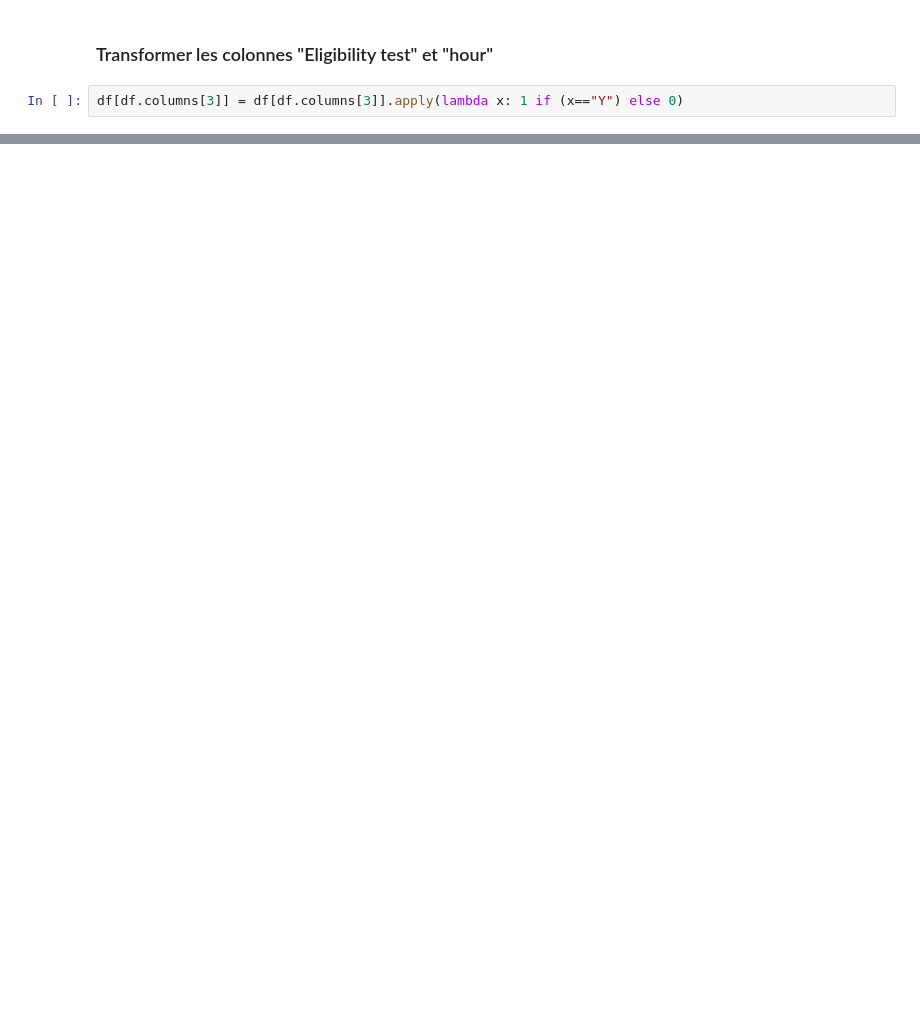
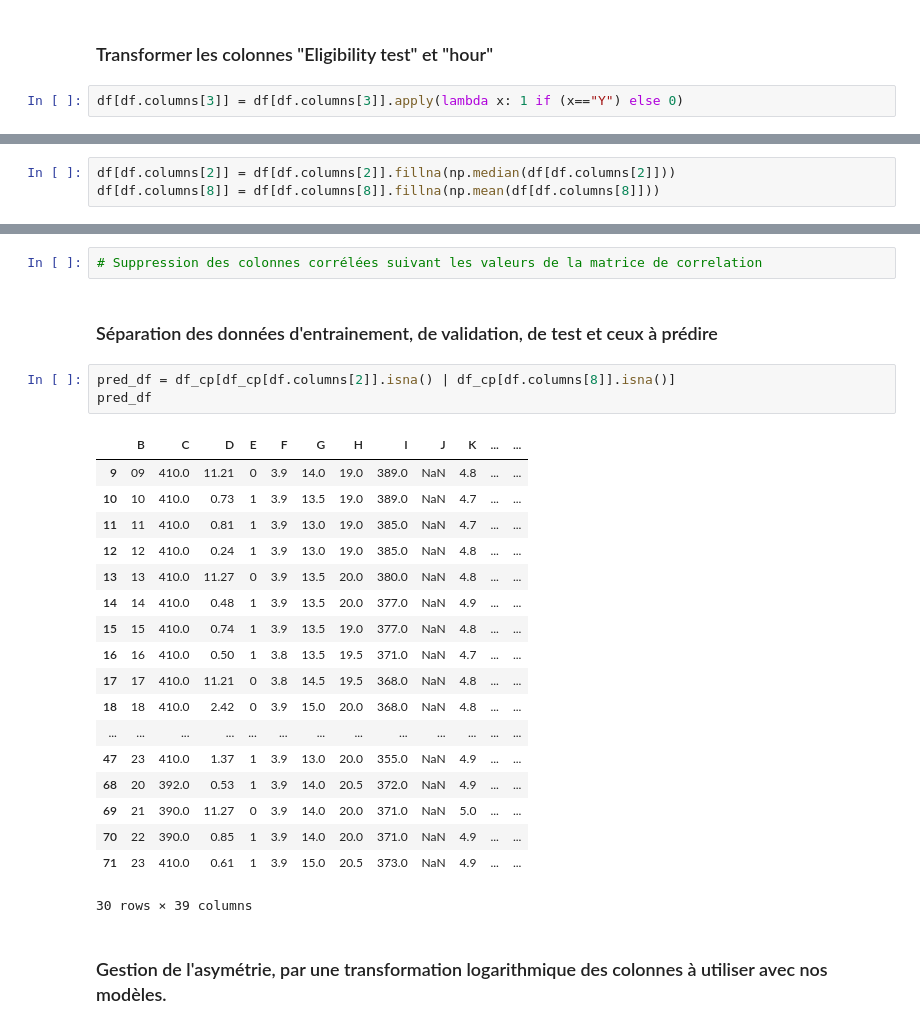
Before and after one commit to beryl-07/data-science-mini-project, a Jupyter notebook: main.ipynb, the cells around one changed output, grey strips where cells are left out. Cells and saved outputs as stored; diff of their text form; blank space fills up the shorter version.

```diff
--- a/main.ipynb
+++ b/main.ipynb
@@ -204,0 +203,3 @@ df.head()
+# %%
+df[df.columns[2]] = df[df.columns[2]].fillna(np.median(df[df.columns[2]]))
+df[df.columns[8]] = df[df.columns[8]].fillna(np.mean(df[df.columns[8]]))
@@ -204,0 +238,28 @@ df.head()
+# %%
+# Suppression des colonnes corrélées suivant les valeurs de la matrice de correlation
+# %% [markdown]
+### Séparation des données d'entrainement, de validation, de test et ceux à prédire
+# %%
+pred_df = df_cp[df_cp[df.columns[2]].isna() | df_cp[df.columns[8]].isna()]
+pred_df
+# %% [output]
+|  | B | C | D | E | F | G | H | I | J | K | ... | ... |
+| 9 | 09 | 410.0 | 11.21 | 0 | 3.9 | 14.0 | 19.0 | 389.0 | NaN | 4.8 | ... | ... |
+| 10 | 10 | 410.0 | 0.73 | 1 | 3.9 | 13.5 | 19.0 | 389.0 | NaN | 4.7 | ... | ... |
+| 11 | 11 | 410.0 | 0.81 | 1 | 3.9 | 13.0 | 19.0 | 385.0 | NaN | 4.7 | ... | ... |
+| 12 | 12 | 410.0 | 0.24 | 1 | 3.9 | 13.0 | 19.0 | 385.0 | NaN | 4.8 | ... | ... |
+| 13 | 13 | 410.0 | 11.27 | 0 | 3.9 | 13.5 | 20.0 | 380.0 | NaN | 4.8 | ... | ... |
+| 14 | 14 | 410.0 | 0.48 | 1 | 3.9 | 13.5 | 20.0 | 377.0 | NaN | 4.9 | ... | ... |
+| 15 | 15 | 410.0 | 0.74 | 1 | 3.9 | 13.5 | 19.0 | 377.0 | NaN | 4.8 | ... | ... |
+| 16 | 16 | 410.0 | 0.50 | 1 | 3.8 | 13.5 | 19.5 | 371.0 | NaN | 4.7 | ... | ... |
+| 17 | 17 | 410.0 | 11.21 | 0 | 3.8 | 14.5 | 19.5 | 368.0 | NaN | 4.8 | ... | ... |
+| 18 | 18 | 410.0 | 2.42 | 0 | 3.9 | 15.0 | 20.0 | 368.0 | NaN | 4.8 | ... | ... |
+| ... | ... | ... | ... | ... | ... | ... | ... | ... | ... | ... | ... | ... |
+| 47 | 23 | 410.0 | 1.37 | 1 | 3.9 | 13.0 | 20.0 | 355.0 | NaN | 4.9 | ... | ... |
+| 68 | 20 | 392.0 | 0.53 | 1 | 3.9 | 14.0 | 20.5 | 372.0 | NaN | 4.9 | ... | ... |
+| 69 | 21 | 390.0 | 11.27 | 0 | 3.9 | 14.0 | 20.0 | 371.0 | NaN | 5.0 | ... | ... |
+| 70 | 22 | 390.0 | 0.85 | 1 | 3.9 | 14.0 | 20.0 | 371.0 | NaN | 4.9 | ... | ... |
+| 71 | 23 | 410.0 | 0.61 | 1 | 3.9 | 15.0 | 20.5 | 373.0 | NaN | 4.9 | ... | ... |
+30 rows × 39 columns
+# %% [markdown]
+### Gestion de l'asymétrie, par une transformation logarithmique des colonnes à utiliser avec nos modèles.
```
Also changed, not shown: parts of 30 cells of this notebook, 1 other file.
